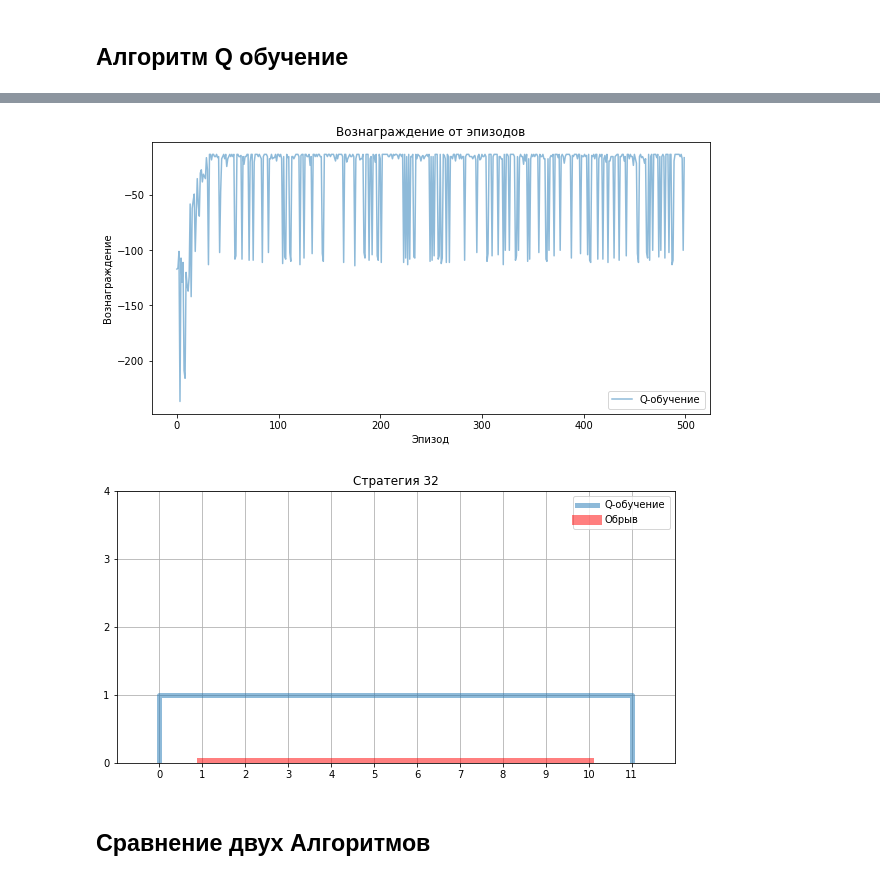
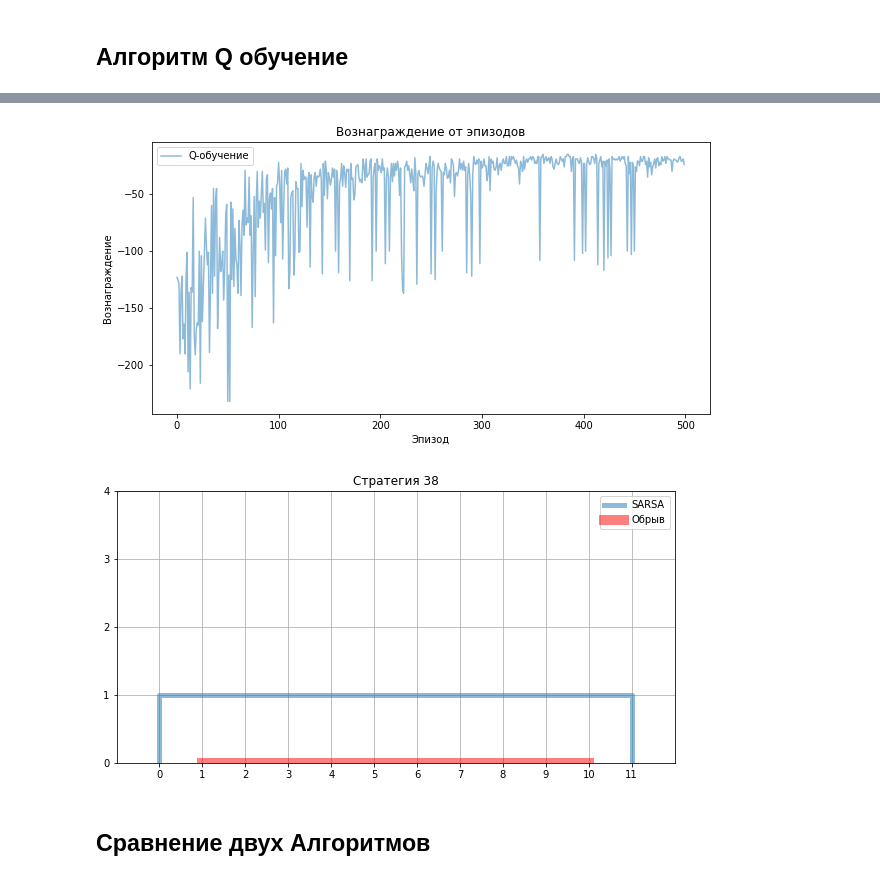
Before and after one commit to alena195101/cliff, a Jupyter notebook: cliff.ipynb, the cells around one changed output, grey strips where cells are left out. Saved outputs shown, nothing was run; the diff lists cells and outputs as text; code cells hidden in the pictures.

```diff
--- a/cliff.ipynb
+++ b/cliff.ipynb
@@ -293,9 +263,10 @@ Wall time: 58.5 s
 # %%
-draw_rewards(reward_q,'Q-обучение' )
-optim_stratege_q = reward_q.index(max(reward_q))
-draw_stratege(strat_q,optim_stratege_q,'Q-обучение')
+draw_rewards(reward_s, 'Q-обучение')
+
+optim_stratege_q_index = reward_q.index(max(reward_q))
+draw_stratege(strat_q,'SARSA',optim_stratege_q_index)
 # %% [output]
-[figure, old version]
+[figure, new version]
-[figure, old version]
+[figure, new version]
 # %% [markdown]
 ## Сравнение двух Алгоритмов
```
Also changed, not shown: parts of 7 cells of this notebook.
